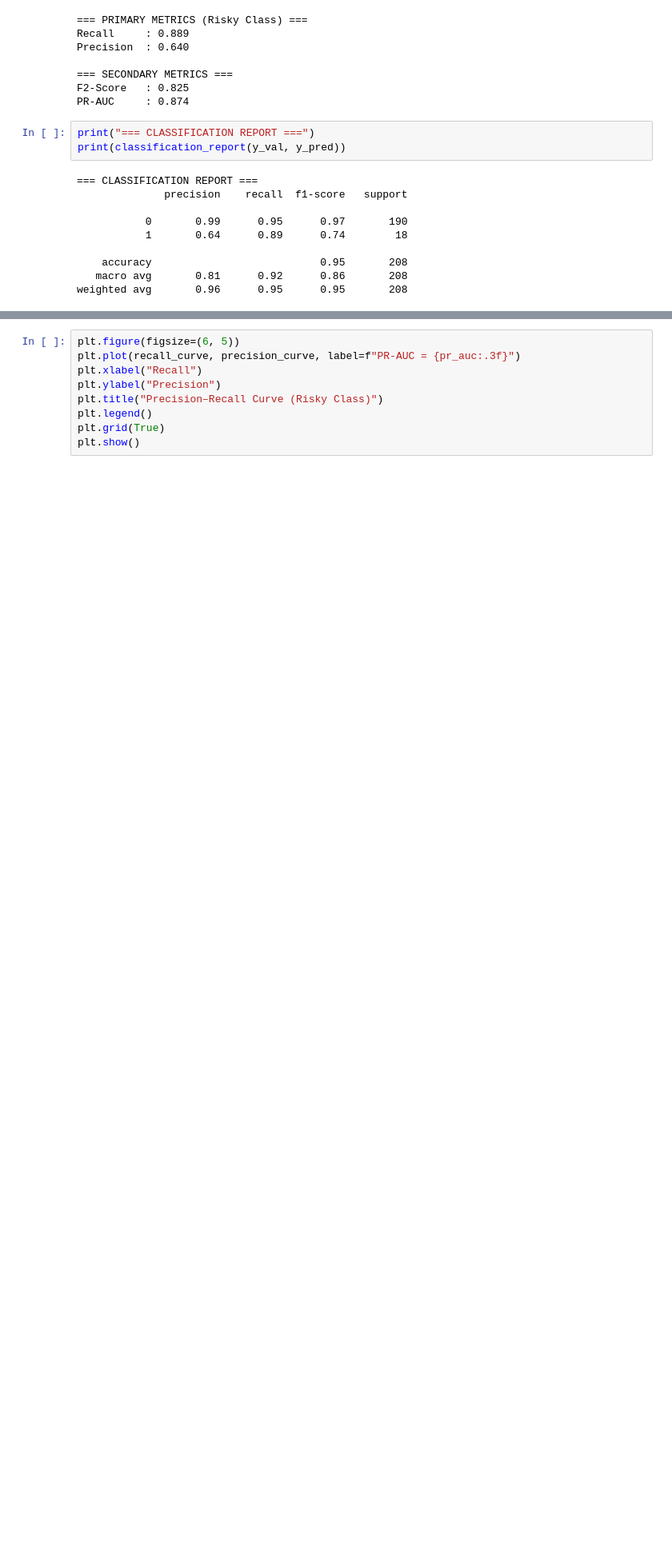
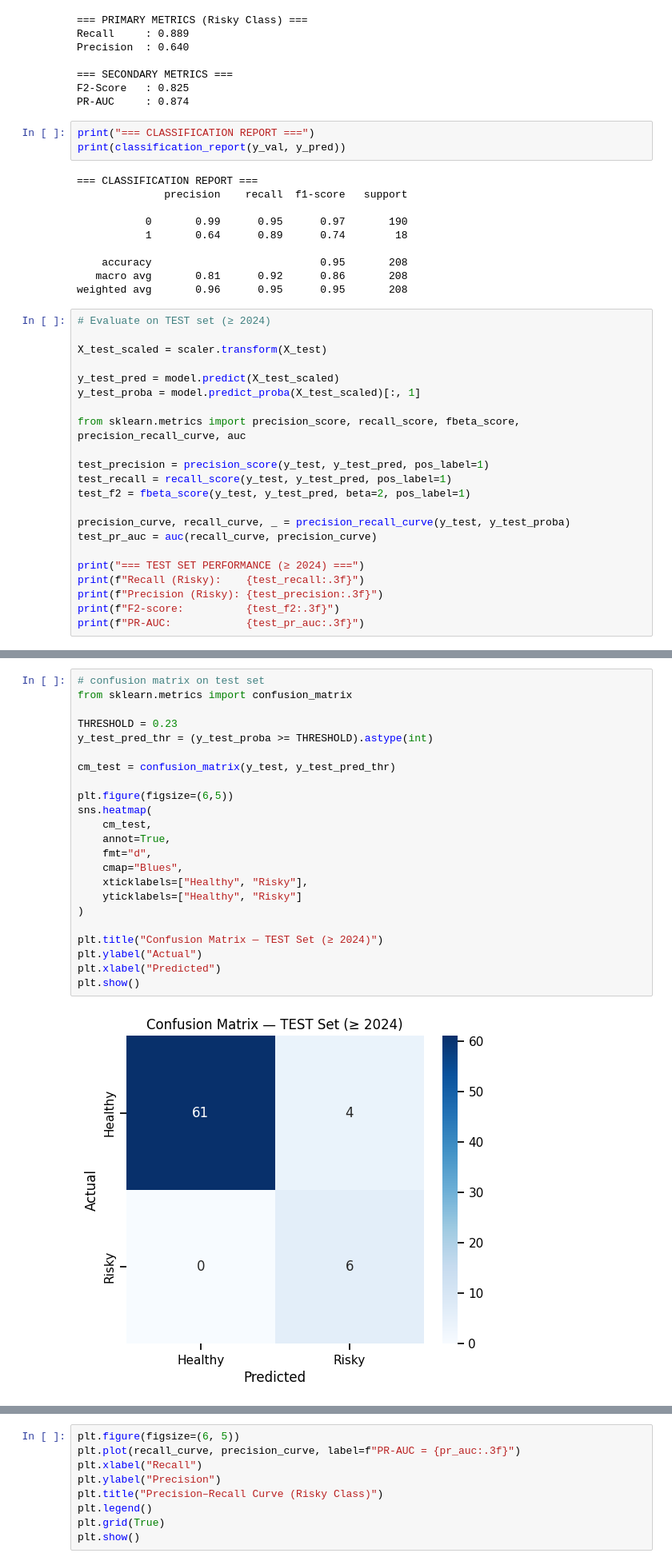
Before and after one commit to dustyAlgo/Financial_risk_estimator, a Jupyter notebook: train_logistic_regression_v1.ipynb, the cells around one changed output, grey strips where cells are left out. Shown at 80% size. Drawn from its saved outputs; the diff is of its cells as text; blank space fills up the shorter version.

```diff
--- a/train_logistic_regression_v1.ipynb
+++ b/train_logistic_regression_v1.ipynb
@@ -151,3 +141,25 @@ print(classification_report(y_val, y_pred))
     accuracy                           0.95       208
    macro avg       0.81      0.92      0.86       208
 weighted avg       0.96      0.95      0.95       208
+# %%
+# Evaluate on TEST set (≥ 2024)
+
+X_test_scaled = scaler.transform(X_test)
+
+y_test_pred = model.predict(X_test_scaled)
+y_test_proba = model.predict_proba(X_test_scaled)[:, 1]
+
+from sklearn.metrics import precision_score, recall_score, fbeta_score, precision_recall_curve, auc
+
+test_precision = precision_score(y_test, y_test_pred, pos_label=1)
+test_recall = recall_score(y_test, y_test_pred, pos_label=1)
+test_f2 = fbeta_score(y_test, y_test_pred, beta=2, pos_label=1)
+
+precision_curve, recall_curve, _ = precision_recall_curve(y_test, y_test_proba)
+test_pr_auc = auc(recall_curve, precision_curve)
+
+print("=== TEST SET PERFORMANCE (≥ 2024) ===")
+print(f"Recall (Risky):    {test_recall:.3f}")
+print(f"Precision (Risky): {test_precision:.3f}")
+print(f"F2-score:          {test_f2:.3f}")
+print(f"PR-AUC:            {test_pr_auc:.3f}")
@@ -153,0 +172,25 @@ weighted avg       0.96      0.95      0.95       208
+# %%
+# confusion matrix on test set
+from sklearn.metrics import confusion_matrix
+
+THRESHOLD = 0.23
+y_test_pred_thr = (y_test_proba >= THRESHOLD).astype(int)
+
+cm_test = confusion_matrix(y_test, y_test_pred_thr)
+
+plt.figure(figsize=(6,5))
+sns.heatmap(
+    cm_test,
+    annot=True,
+    fmt="d",
+    cmap="Blues",
+    xticklabels=["Healthy", "Risky"],
+    yticklabels=["Healthy", "Risky"]
+)
+
+plt.title("Confusion Matrix — TEST Set (≥ 2024)")
+plt.ylabel("Actual")
+plt.xlabel("Predicted")
+plt.show()
+# %% [output]
+[figure, added]
```
Also changed, not shown: parts of 13 cells of this notebook, 2 other files.
